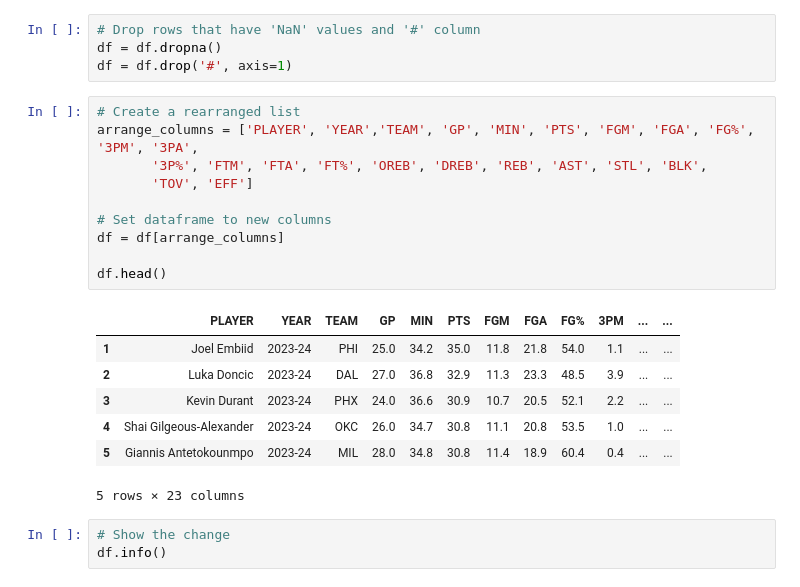
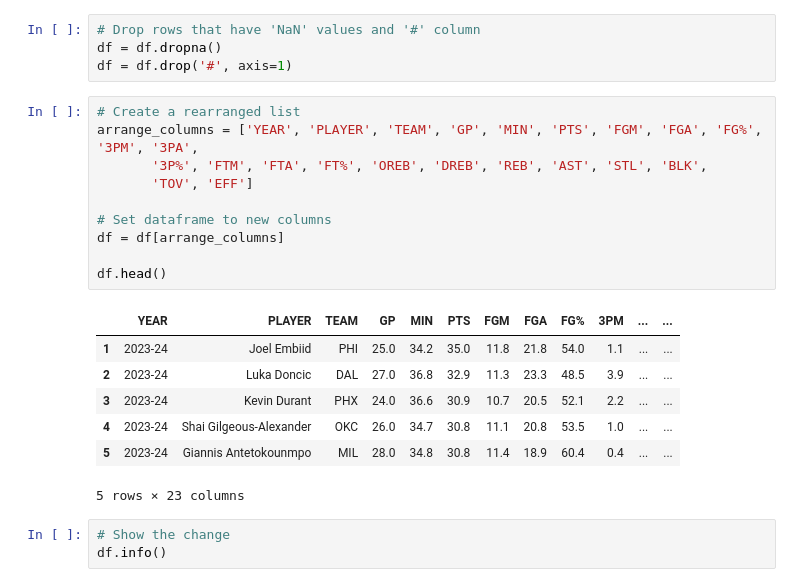
Before and after one commit to VincentGordon-Data-Analyst/nba-web-scraping-project, a Jupyter notebook: nba-clearning.ipynb, the cells around one changed output. Drawn from its saved outputs; the diff is of its cells as text.

```diff
--- a/nba-clearning.ipynb
+++ b/nba-clearning.ipynb
@@ -47,21 +47,21 @@ df = df.dropna()
 df = df.drop('#', axis=1)
 # %%
 # Create a rearranged list
-arrange_columns = ['PLAYER', 'YEAR','TEAM', 'GP', 'MIN', 'PTS', 'FGM', 'FGA', 'FG%', '3PM', '3PA',
+arrange_columns = ['YEAR', 'PLAYER', 'TEAM', 'GP', 'MIN', 'PTS', 'FGM', 'FGA', 'FG%', '3PM', '3PA',
        '3P%', 'FTM', 'FTA', 'FT%', 'OREB', 'DREB', 'REB', 'AST', 'STL', 'BLK',
        'TOV', 'EFF']
 
 # Set dataframe to new columns
 df = df[arrange_columns]
 
 df.head()
 # %% [output]
-|  | PLAYER | YEAR | TEAM | GP | MIN | PTS | FGM | FGA | FG% | 3PM | ... | ... |
-| 1 | Joel Embiid | 2023-24 | PHI | 25.0 | 34.2 | 35.0 | 11.8 | 21.8 | 54.0 | 1.1 | ... | ... |
-| 2 | Luka Doncic | 2023-24 | DAL | 27.0 | 36.8 | 32.9 | 11.3 | 23.3 | 48.5 | 3.9 | ... | ... |
-| 3 | Kevin Durant | 2023-24 | PHX | 24.0 | 36.6 | 30.9 | 10.7 | 20.5 | 52.1 | 2.2 | ... | ... |
-| 4 | Shai Gilgeous-Alexander | 2023-24 | OKC | 26.0 | 34.7 | 30.8 | 11.1 | 20.8 | 53.5 | 1.0 | ... | ... |
-| 5 | Giannis Antetokounmpo | 2023-24 | MIL | 28.0 | 34.8 | 30.8 | 11.4 | 18.9 | 60.4 | 0.4 | ... | ... |
+|  | YEAR | PLAYER | TEAM | GP | MIN | PTS | FGM | FGA | FG% | 3PM | ... | ... |
+| 1 | 2023-24 | Joel Embiid | PHI | 25.0 | 34.2 | 35.0 | 11.8 | 21.8 | 54.0 | 1.1 | ... | ... |
+| 2 | 2023-24 | Luka Doncic | DAL | 27.0 | 36.8 | 32.9 | 11.3 | 23.3 | 48.5 | 3.9 | ... | ... |
+| 3 | 2023-24 | Kevin Durant | PHX | 24.0 | 36.6 | 30.9 | 10.7 | 20.5 | 52.1 | 2.2 | ... | ... |
+| 4 | 2023-24 | Shai Gilgeous-Alexander | OKC | 26.0 | 34.7 | 30.8 | 11.1 | 20.8 | 53.5 | 1.0 | ... | ... |
+| 5 | 2023-24 | Giannis Antetokounmpo | MIL | 28.0 | 34.8 | 30.8 | 11.4 | 18.9 | 60.4 | 0.4 | ... | ... |
 5 rows × 23 columns
 # %%
 # Show the change
```
Also changed, not shown: parts of 13 cells of this notebook, 3 other files.
